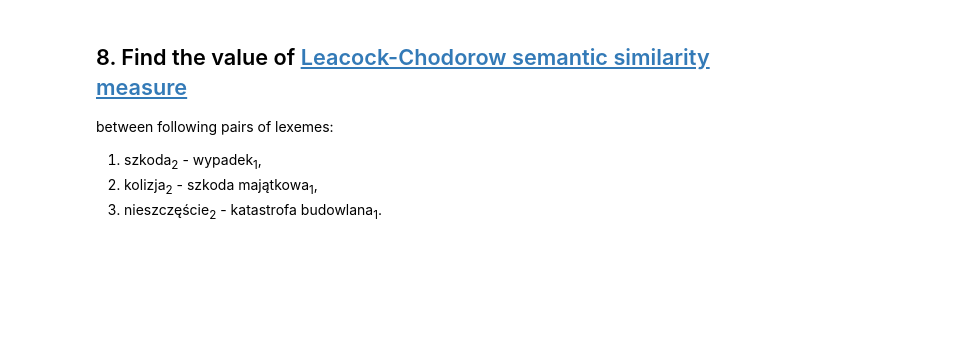
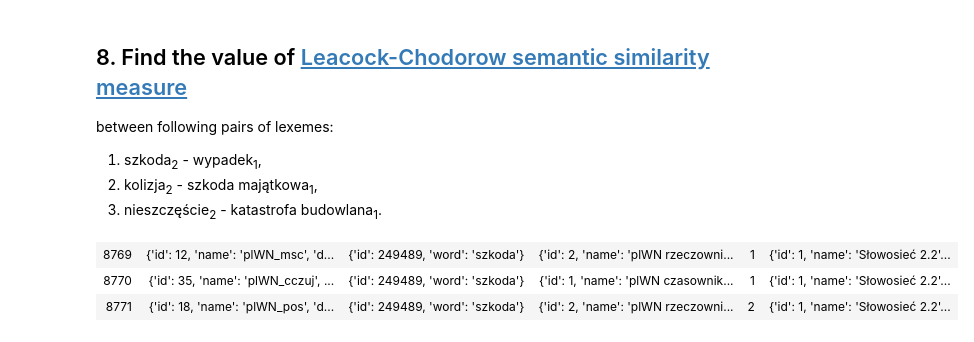
Before and after one commit to JakDar/nlp-lab-2019, a Jupyter notebook: lab6/Untitled.ipynb, the cells around one changed output. Cells and saved outputs as stored; diff of their text form; code cells hidden in the pictures; blank space fills up the shorter version.

```diff
--- a/lab6/Untitled.ipynb
+++ b/lab6/Untitled.ipynb
@@ -526,3 +644,9 @@ plt.show()
    1. szkoda<sub>2</sub> - wypadek<sub>1</sub>,
    1. kolizja<sub>2</sub> - szkoda majątkowa<sub>1</sub>,
    1. nieszczęście<sub>2</sub> - katastrofa budowlana<sub>1</sub>.
+# %%
+senses_search("szkoda")
+# %% [output]
+| 8769 | {'id': 12, 'name': 'plWN_msc', 'd... | {'id': 249489, 'word': 'szkoda'} | {'id': 2, 'name': 'plWN rzeczowni... | 1 | {'id': 1, 'name': 'Słowosieć 2.2'... |
+| 8770 | {'id': 35, 'name': 'plWN_cczuj', ... | {'id': 249489, 'word': 'szkoda'} | {'id': 1, 'name': 'plWN czasownik... | 1 | {'id': 1, 'name': 'Słowosieć 2.2'... |
+| 8771 | {'id': 18, 'name': 'plWN_pos', 'd... | {'id': 249489, 'word': 'szkoda'} | {'id': 2, 'name': 'plWN rzeczowni... | 2 | {'id': 1, 'name': 'Słowosieć 2.2'... |
```
Also changed, not shown: parts of 23 cells of this notebook.
